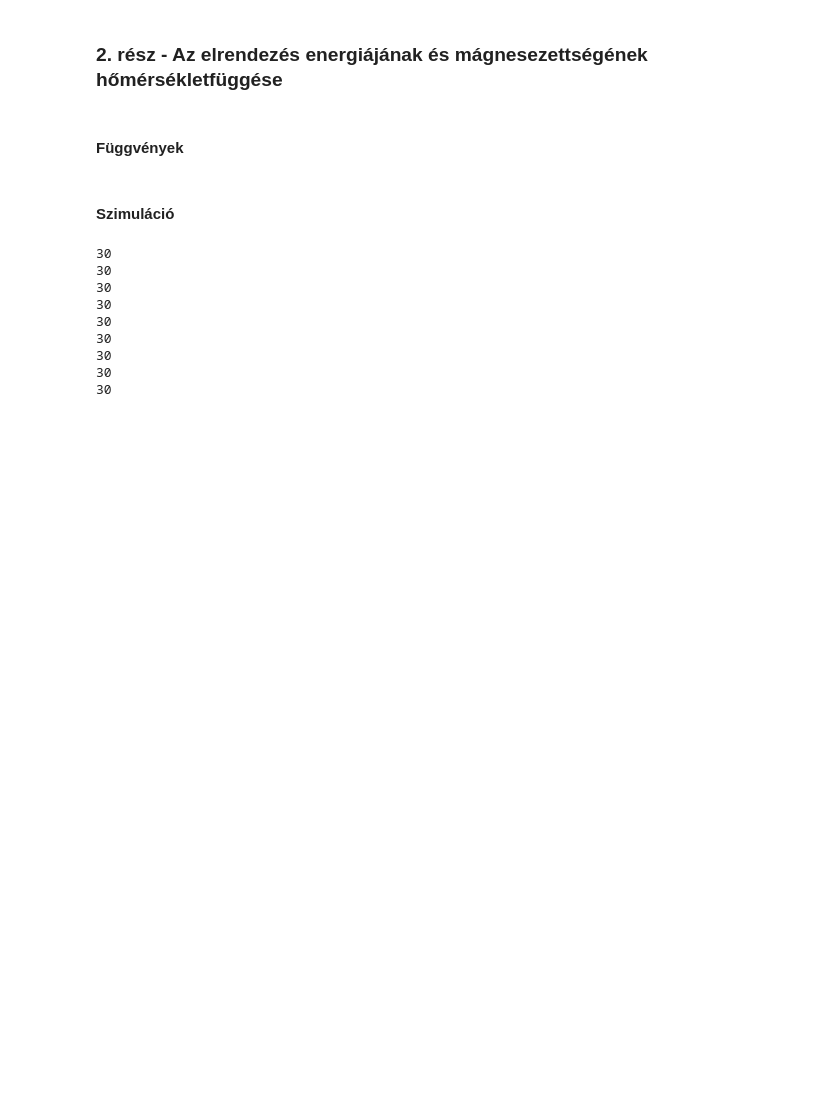
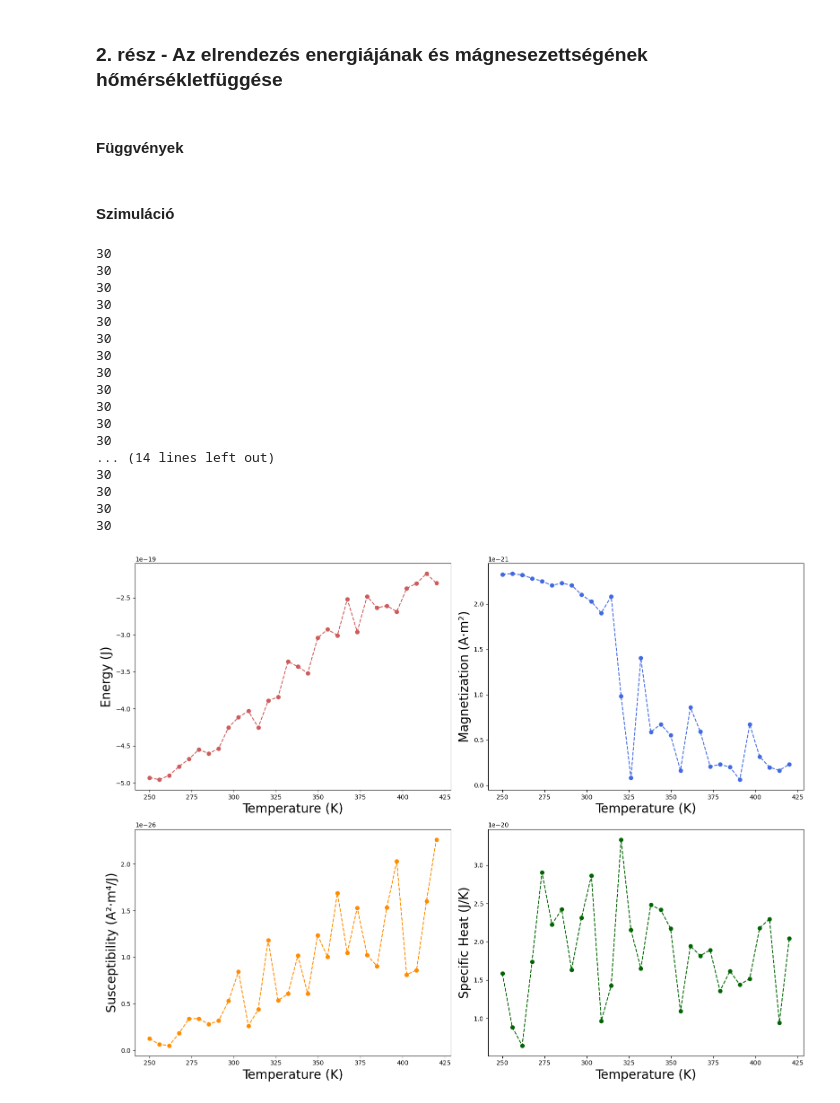
Before and after one commit to SzaboZsombor/Ising_model_simulation, a Jupyter notebook: ising_model_code.ipynb, the cells around one changed output. Saved outputs shown, nothing was run; the diff lists cells and outputs as text; code cells hidden in the pictures; blank space fills up the shorter version.

Commit message:
fix: corrected susceptibility calculation

```diff
--- a/ising_model_code.ipynb
+++ b/ising_model_code.ipynb
@@ -353,7 +353,7 @@ def Metropolis_hastings_for_equilibrium(ising_model, steps, scalings, eps, windo
 
     E = np.mean(equilibrium_energies)
     M = np.mean(equilibrium_magnetizations)
-    susceptibility = beta * np.var(equilibrium_magnetizations) / (ising_model.grid_size**2)
+    susceptibility = beta * np.var(equilibrium_magnetizations)
     specific_heat = (beta**2) * np.var(equilibrium_energies) / (ising_model.grid_size**2)
 
     return E * J_phys,  M * mu_phys, susceptibility * mu_phys**2 / J_phys, specific_heat * J_phys**2 / k_B, np.array(spin_grids), equilibrium_energies, equilibrium_magnetizations
@@ -378,11 +378,11 @@ h = h_phys * (mu_phys / J_phys)  # Dimensionless field
 J = 1.0
 mu = mu_phys / J_phys  # Dimensionless magnetic moment
 
-steps = 500000
+steps = 5000
 eps = 1e-3
 window = 400  # Number of steps to check for equilibrium
-n_samples = 1000  # Number of steps to collect after equilibrium
-N_runs = 4  # Number of simulations per temperature
+n_samples = 1500  # Number of steps to collect after equilibrium
+N_runs = 80  # Number of simulations per temperature
 grid_size = 16  # Size of the grid for the Ising model
 
 energies = np.zeros(nT)
@@ -400,30 +400,39 @@ for kT in range(nT):
 
     for _ in range(N_runs):
 
         E_phys, M_phys, susceptibility_phys, specific_heat_phys, spin_grids, equilibrium_energies, equilibrium_magnetizations = Metropolis_hastings_for_equilibrium(
             ising_model, steps, scalings, eps=eps, window=window, n=n_samples, mu_phys=mu_phys, J_phys=J_phys)
 
         E1_phys += E_phys
         M1_phys += M_phys
         susceptibility1 += susceptibility_phys
         specific_heat1 += specific_heat_phys
 
     energies[kT] = E1_phys / N_runs
     magnetization[kT] = M1_phys / N_runs
     susceptibility[kT] = susceptibility1 / N_runs
     specific_heat[kT] = specific_heat1 / N_runs
 
     print(nT)
 
 
 plot(T_phys, energies, magnetization, susceptibility, specific_heat)
 # %% [output]
 30
 30
 30
 30
 30
 30
 30
 30
 30
+30
+30
+30
+... (14 lines left out)
+30
+30
+30
+30
+[figure, added]
```
Also changed, not shown: parts of 1 cell of this notebook, 2 other files.
